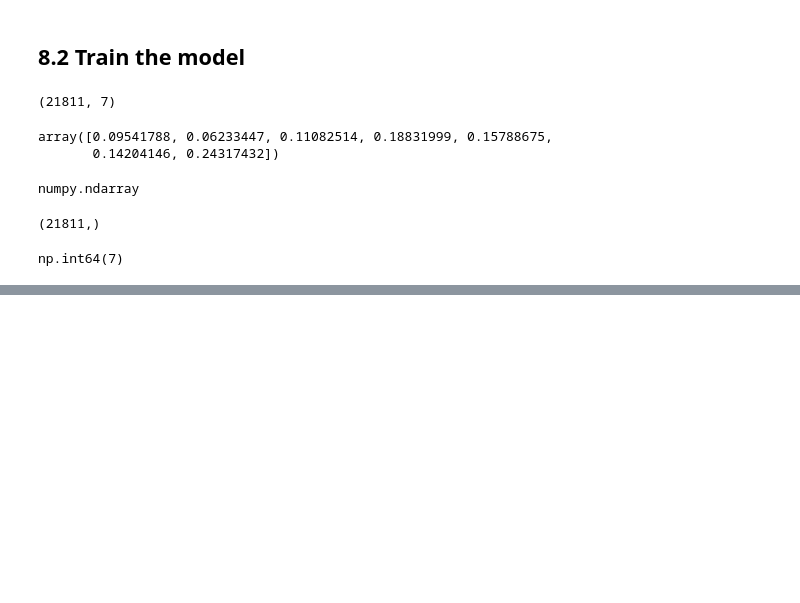
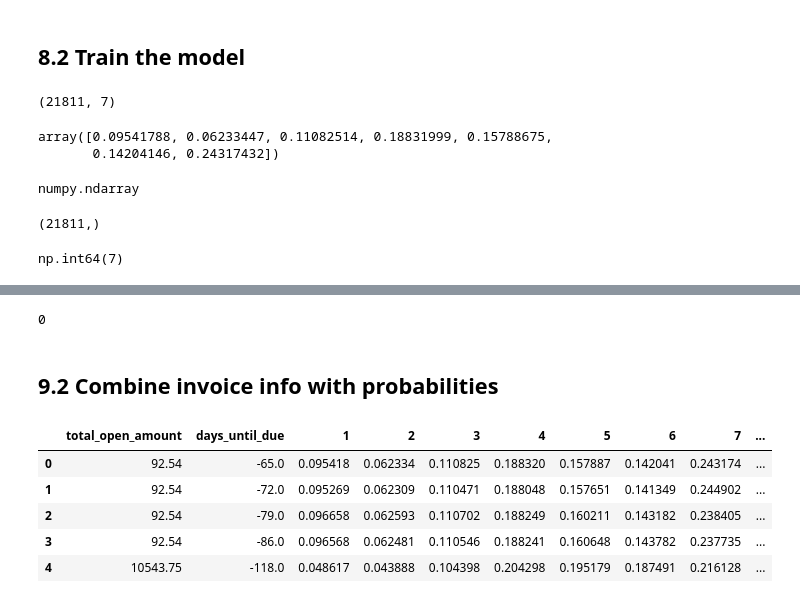
Before and after one commit to EwaltsJ/cf_copilot, a Jupyter notebook: notebooks/risk_scoring_ewaltsj.ipynb, the cells around one changed output, grey strips where cells are left out. Drawn from its saved outputs; the diff is of its cells as text; code cells hidden in the pictures; blank space fills up the shorter version.

Commit message:
First draft notebook with risk score completed

```diff
--- a/notebooks/cashflow_forecast_ewaltsj.ipynb
+++ b/notebooks/risk_scoring_ewaltsj.ipynb
@@ -935,0 +673,6 @@ cf_metrics
+# %%
+CLASS_NAMES = [1, 2, 3, 4, 5, 6, 7]
+
+proba_df = pd.DataFrame(base_probas, columns=CLASS_NAMES)
+
+proba_df.head()
@@ -935,0 +686,25 @@ cf_metrics
+# %%
+proba_df["prob_sum"] = proba_df.sum(axis=1)
+bad_rows = proba_df[np.abs(proba_df["prob_sum"] - 1.0) > 1e-6]
+len(bad_rows)
+# %% [output]
+0
+# %% [markdown]
+## 9.2 Combine invoice info with probabilities
+# %%
+invoices_info = ["total_open_amount", "days_until_due"] # add later "invoice_id" (currently
+# not included in X_test) and "days_past_due"
+
+risk_df = pd.concat(
+    [X_test[invoices_info].reset_index(drop=True), proba_df.reset_index(drop=True)],
+    axis=1
+)
+
+risk_df.head()
+# %% [output]
+|  | total_open_amount | days_until_due | 1 | 2 | 3 | 4 | 5 | 6 | 7 | ... |
+| 0 | 92.54 | -65.0 | 0.095418 | 0.062334 | 0.110825 | 0.188320 | 0.157887 | 0.142041 | 0.243174 | ... |
+| 1 | 92.54 | -72.0 | 0.095269 | 0.062309 | 0.110471 | 0.188048 | 0.157651 | 0.141349 | 0.244902 | ... |
+| 2 | 92.54 | -79.0 | 0.096658 | 0.062593 | 0.110702 | 0.188249 | 0.160211 | 0.143182 | 0.238405 | ... |
+| 3 | 92.54 | -86.0 | 0.096568 | 0.062481 | 0.110546 | 0.188241 | 0.160648 | 0.143782 | 0.237735 | ... |
+| 4 | 10543.75 | -118.0 | 0.048617 | 0.043888 | 0.104398 | 0.204298 | 0.195179 | 0.187491 | 0.216128 | ... |
```
Also changed, not shown: parts of 35 cells of this notebook.
